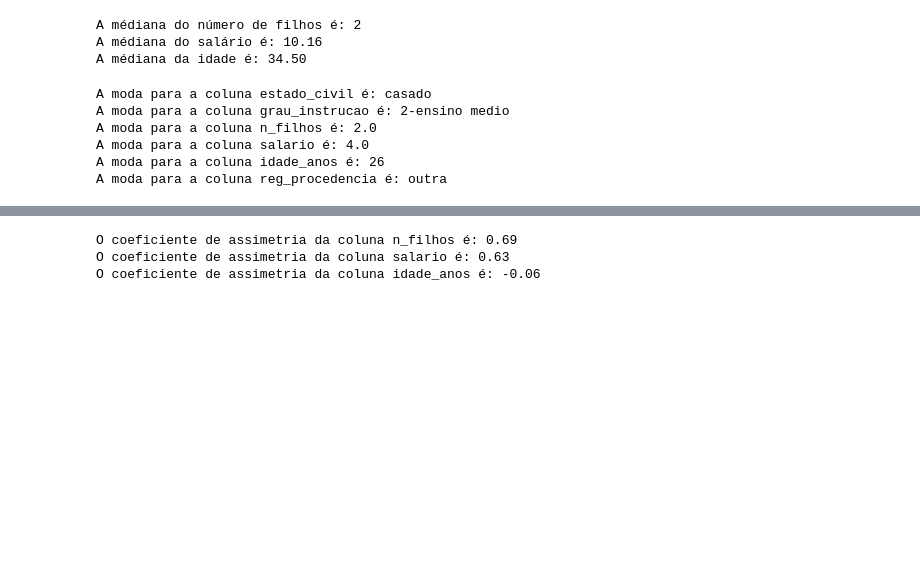
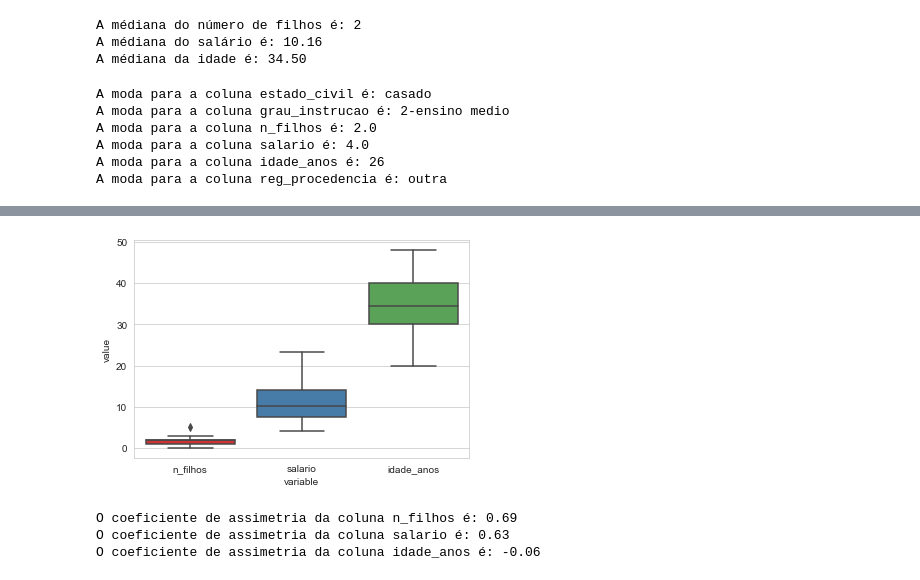
Before and after one commit to lucastiagooliveira/datascience, a Jupyter notebook: _notebooks/2020-09-20-resumo_aula_1.ipynb, the cells around one changed output, grey strips where cells are left out. Saved outputs shown, nothing was run; the diff lists cells and outputs as text; code cells hidden in the pictures; blank space fills up the shorter version.

```diff
--- a/_notebooks/2020-09-20-resumo_aula_1.ipynb
+++ b/_notebooks/2020-09-20-resumo_aula_1.ipynb
@@ -150,3 +142,10 @@ fig_box.show()
+# %%
+df_melted = df[['n_filhos', 'salario', 'idade_anos']].melt()
+sns.set_style(style='whitegrid')
+sns.boxplot(data=df_melted, x='variable', y='value', palette='Set1')
+sns.set(rc={'figure.figsize':(14,8)})
+# %% [output]
+[figure, added]
 # %%
 for i in ['n_filhos', 'salario', 'idade_anos']:
     print('O coeficiente de assimetria da coluna %s é: %.2f' % (i, skew(df[i].dropna(axis=0))))
```
Also changed, not shown: parts of 22 cells of this notebook.
